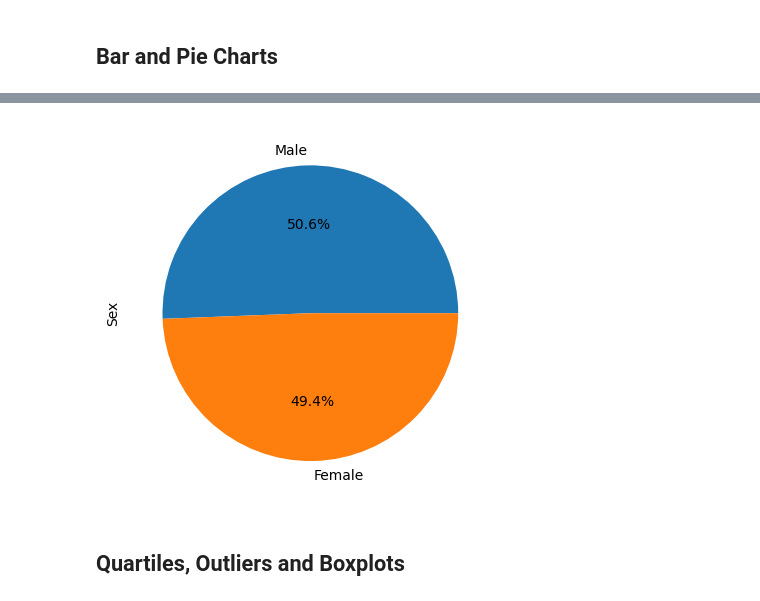
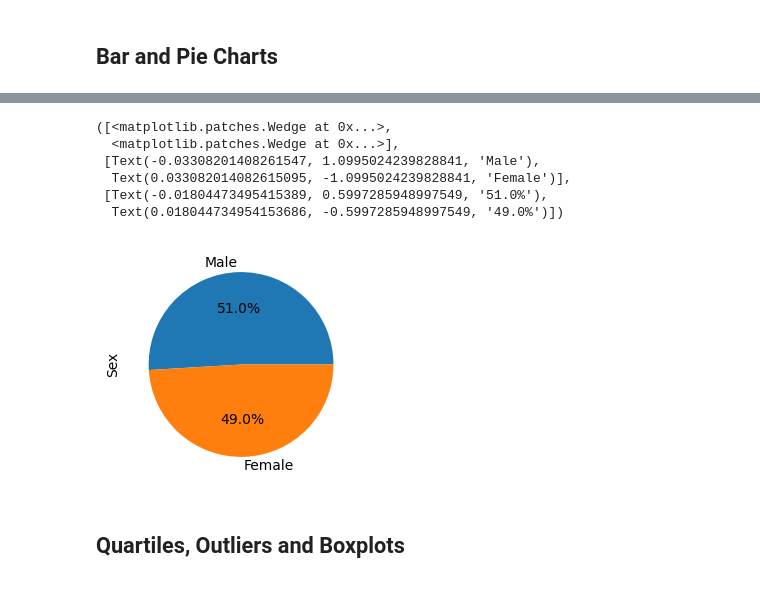
Before and after one commit to rerick999/challenge_05, a Jupyter notebook: Pymaceuticals/challenge_05.ipynb, the cells around one changed output, grey strips where cells are left out. Cells and saved outputs as stored; diff of their text form; code cells hidden in the pictures.

```diff
--- a/Pymaceuticals/challenge_05.ipynb
+++ b/Pymaceuticals/challenge_05.ipynb
@@ -72,7 +70,14 @@ df[(df['Mouse ID']=='g989')]
 # %%
 #done
 # Create a clean DataFrame by dropping the duplicate mouse by its ID.
-dfclean=df.drop_duplicates(subset=['Mouse ID'],keep='first',inplace=False,ignore_index=False)
+
+#this would drop just the duplicated lines
+# dfclean=df.drop_duplicates(subset=['Mouse ID','Timepoint'],keep='first',ignore_index=False)
+# dfclean[(dfclean['Mouse ID']=='g989')]
+# dfclean.head()
+
+#...but we want to drop the mouse entirely
+dfclean=df[df['Mouse ID']!='g989']
 dfclean.head()
 # %% [output]
 |  | Mouse ID | Timepoint | Tumor Volume (mm3) | Metastatic Sites | Drug Regimen | Sex | Age_months | ... |
@@ -176,12 +189,18 @@ Text(0, 0.5, 'Sex')
 # %%
+# done
 # Generate a pie plot showing the distribution of female versus male mice using pyplot
-dfsx2=df.groupby(['Sex']).count()['Mouse ID']
+dfsx2=dfclean.groupby(['Sex']).count()['Mouse ID']
 dfsx2=dfsx2.sort_values(ascending=False)
-fig2,ax2=plt.subplots()
-ax2.pie(dfsx2,labels=dfsx2.index,autopct='%1.1f%%')
-ax2.set_ylabel('Sex')
-plt.show()
+fig,ax=plt.subplots(figsize=(4,3))
+ax.set_ylabel('Sex')
+plt.pie(dfsx2,labels=dfsx2.index,autopct='%1.1f%%')
 # %% [output]
+([<matplotlib.patches.Wedge at 0x...>,
+  <matplotlib.patches.Wedge at 0x...>],
+ [Text(-0.03308201408261547, 1.0995024239828841, 'Male'),
+  Text(0.033082014082615095, -1.0995024239828841, 'Female')],
+ [Text(-0.01804473495415389, 0.5997285948997549, '51.0%'),
+  Text(0.018044734954153686, -0.5997285948997549, '49.0%')])
-[figure, old version]
+[figure, new version]
 # %% [markdown]
 ## Quartiles, Outliers and Boxplots
```
Also changed, not shown: parts of 17 cells of this notebook.
